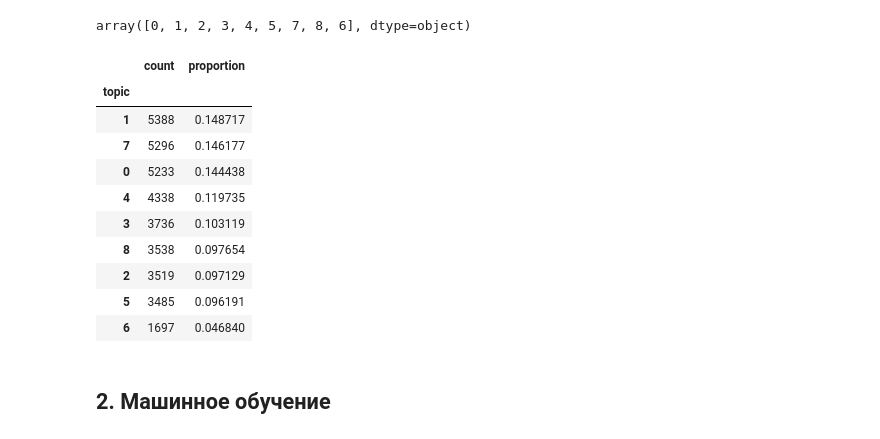
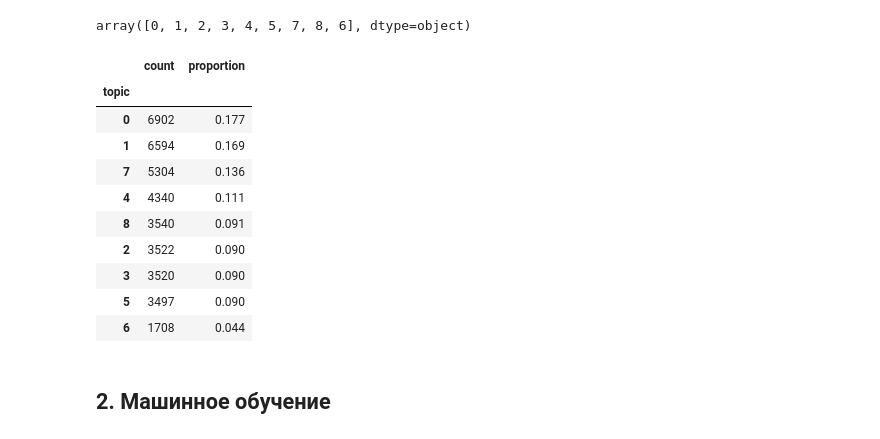
Before and after one commit to ZeevBinyaminov/ML_homeworks, a Jupyter notebook: HW3/ML_HW3_analysis.ipynb, the cells around one changed output. Drawn from its saved outputs; the diff is of its cells as text; code cells hidden in the pictures.

```diff
--- a/HW3/ML_HW3_analysis.ipynb
+++ b/HW3/ML_HW3_analysis.ipynb
@@ -77,0 +63,15 @@ lenta_ru_df = lenta_ru_df[rbc_df.columns]
+# %%
+lenta_ru_df1 = pd.read_csv("lenta_arts.csv")
+lenta_ru_df2 = pd.read_excel("lenta_arts_russia.xlsx")
+
+# lenta_ru_df = pd.concat([lenta_ru_df1, lenta_ru_df2])
+# добавление новых данных по теме Россия из ленты не дало улучшения, поэтому не буду включать их в выборку
+lenta_ru_df = pd.concat([lenta_ru_df1])
+lenta_ru_df = lenta_ru_df.drop(columns=['docid', 'domain', 'status', 'tags',
+                                        'part', 'modified', 'snippet', 'rightcol'])
+lenta_ru_df = lenta_ru_df[~lenta_ru_df['text'].isin(['', None])]
+lenta_ru_df = lenta_ru_df[rbc_df.columns]
+
+
+
+print(lenta_ru_df.shape)
@@ -97,9 +83,9 @@ rbc_df[rbc_df.duplicated()]
 def preprocessing(df: pd.DataFrame):
   df_copy = df.copy(deep=True)
   df_copy = df_copy.drop_duplicates() # удаляем дупликаты
-  df_copy = df_copy.drop_duplicates(subset=['text'])  # пустые тексты
-  df_copy = df_copy.dropna(subset=['text']) # повторы текстов
-  df_copy = df_copy[~(df_copy['text'].str.split().str.len() < 50)] # тексты из менее, чем 50 слов
+  df_copy = df_copy.drop_duplicates(subset=['text'])  # повторы текстов
+  df_copy = df_copy.dropna(subset=['text']) # пустые тексты
+  df_copy = df_copy[~(df_copy['text'].str.split().str.len() < 20)] # тексты из менее, чем 50 слов
   df_copy = df_copy.reset_index(drop=True)
   return df_copy
 # %%
@@ -115,4 +101,6 @@ lenta_ru_df = preprocessing(lenta_ru_df)
 # %%
+# уберем лишние приписки, которые не несут смысла, а являются лишь справочной информацией
+# у рбк таких проблем нет
 @np.vectorize
 def remove_metadata(text: str) -> str:
   '''
@@ -124,13 +112,10 @@ def remove_metadata(text: str) -> str:
               ]
   new_text = text
   for pattern in patterns:
-    new_text = re.sub(pattern, '', new_text)
+    new_text = re.sub(pattern, ' ', new_text)
   return new_text.strip()
 
 
-with Pool(5) as pool:
-  lenta_ru_df['text'] = pool.map(remove_metadata, lenta_ru_df['text'])
-lenta_ru_df['text'] = lenta_ru_df['text'].apply(str)
-
-# уберем лишние приписки, которые не несут смысла, а являются лишь справочной информацией
-# у рбк таких проблем нет
+# with Pool(5) as pool:
+#   lenta_ru_df['text'] = pool.map(remove_metadata, lenta_ru_df['text'])
+# lenta_ru_df['text'] = lenta_ru_df['text'].apply(str)
@@ -173,3 +131,9 @@ arts_df
+# %%
+# в названиях статей тоже содержится важная информация, которая поможет идентифицировать тему,
+# поэтому добавим их к основным текстам
+arts_df = pd.concat([lenta_ru_df, rbc_df])
+arts_df.loc[:, 'text'] = arts_df['title'] + arts_df['text']
+# arts_df.loc[:, 'text'] = arts_df['text'].apply(clean_from_punct)
 # %%
 arts_df.info()
 # %% [output]
@@ -222,19 +186,19 @@ arts_df_new.loc[:, 'topic'].unique()
 array([0, 1, 2, 3, 4, 5, 7, 8, 6], dtype=object)
 # %%
 pd.concat([arts_df_new.value_counts('topic'),
-           arts_df_new.value_counts('topic', normalize=True)], axis=1)
+           arts_df_new.value_counts('topic', normalize=True).round(3)], axis=1)
 # %% [output]
 |  | count | proportion |
 | topic |  |  |
-| 1 | 5388 | 0.148717 |
-| 7 | 5296 | 0.146177 |
-| 0 | 5233 | 0.144438 |
-| 4 | 4338 | 0.119735 |
-| 3 | 3736 | 0.103119 |
-| 8 | 3538 | 0.097654 |
-| 2 | 3519 | 0.097129 |
-| 5 | 3485 | 0.096191 |
-| 6 | 1697 | 0.046840 |
+| 0 | 6902 | 0.177 |
+| 1 | 6594 | 0.169 |
+| 7 | 5304 | 0.136 |
+| 4 | 4340 | 0.111 |
+| 8 | 3540 | 0.091 |
+| 2 | 3522 | 0.090 |
+| 3 | 3520 | 0.090 |
+| 5 | 3497 | 0.090 |
+| 6 | 1708 | 0.044 |
 # %% [markdown]
 ## 2. Машинное обучение
 # %% [markdown]
```
Also changed, not shown: parts of 31 cells of this notebook, 2 other files.
